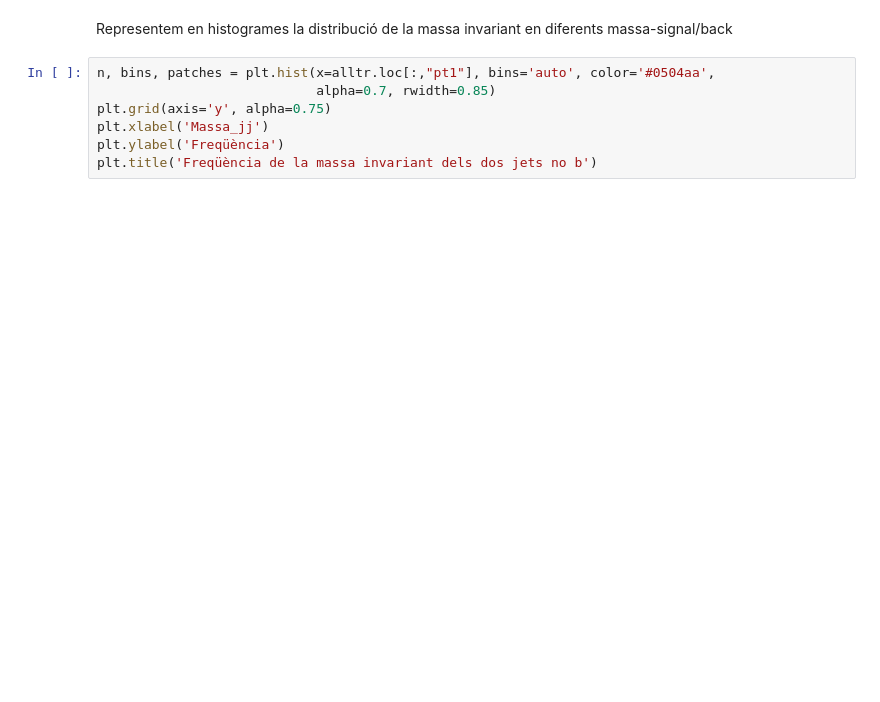
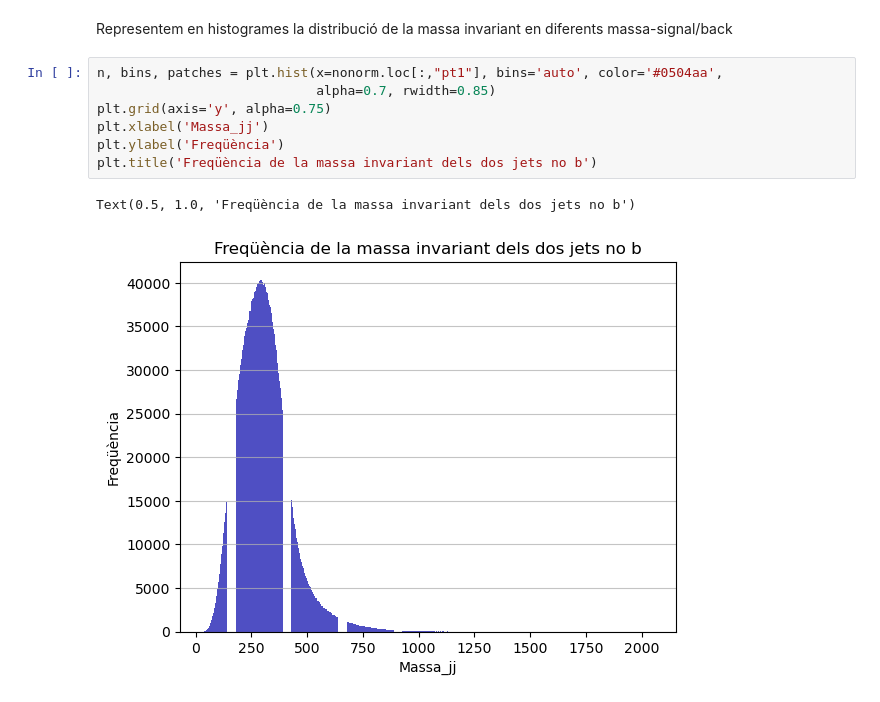
Before and after one commit to AlexPG1/TFG_MLenHEP, a Jupyter notebook: PrimeraSessió.ipynb, the cells around one changed output. Saved outputs shown, nothing was run; the diff lists cells and outputs as text; blank space fills up the shorter version.

```diff
--- a/PrimeraSessió.ipynb
+++ b/PrimeraSessió.ipynb
@@ -1325,9 +1348,12 @@ m_jj = 2*vectors.loc[:,"p1"] * vectors.loc[:,"p2"] * m_jj
 # %% [markdown]
 Representem en histogrames la distribució de la massa invariant en diferents massa-signal/back
 # %%
-n, bins, patches = plt.hist(x=alltr.loc[:,"pt1"], bins='auto', color='#0504aa',
+n, bins, patches = plt.hist(x=nonorm.loc[:,"pt1"], bins='auto', color='#0504aa',
                             alpha=0.7, rwidth=0.85)
 plt.grid(axis='y', alpha=0.75)
 plt.xlabel('Massa_jj')
 plt.ylabel('Freqüència')
 plt.title('Freqüència de la massa invariant dels dos jets no b')
+# %% [output]
+Text(0.5, 1.0, 'Freqüència de la massa invariant dels dos jets no b')
+[figure, added]
```
Also changed, not shown: parts of 4 cells of this notebook.
